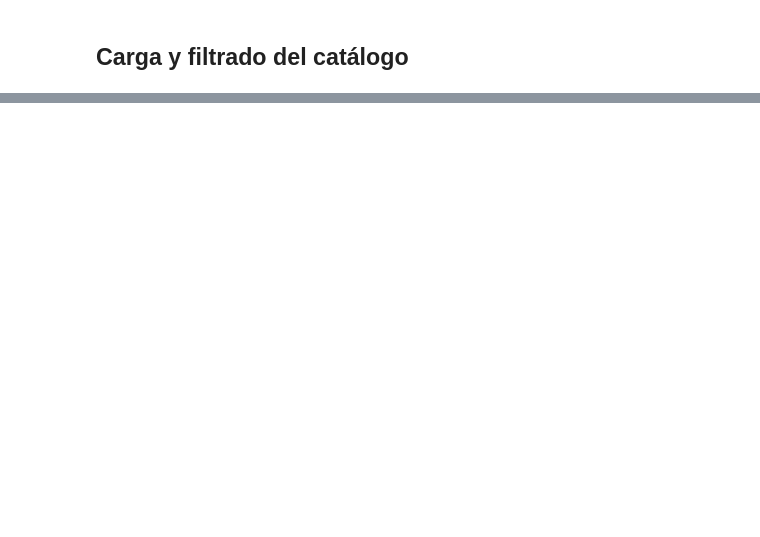
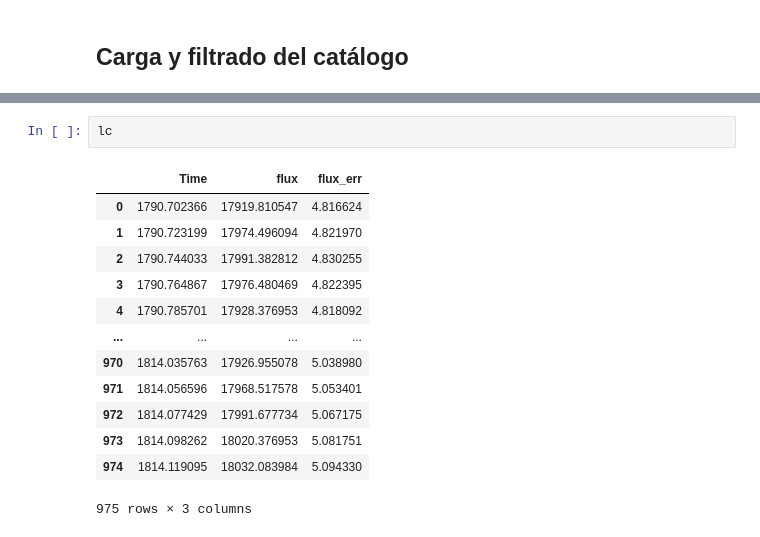
Before and after one commit to Monsalves-Gonzalez-N/MassiveStarVariability, a Jupyter notebook: 2_Github_TESS_variability_MassiveStarG12.ipynb, the cells around one changed output, grey strips where cells are left out. Drawn from its saved outputs; the diff is of its cells as text; blank space fills up the shorter version.

```diff
--- a/2_Github_TESS_variability_MassiveStarG12.ipynb
+++ b/2_Github_TESS_variability_MassiveStarG12.ipynb
@@ -1378,0 +210,16 @@ df.sort_values(by=["Predicted Probability","power"],ascending=[False,False])
+# %%
+lc
+# %% [output]
+|  | Time | flux | flux_err |
+| 0 | 1790.702366 | 17919.810547 | 4.816624 |
+| 1 | 1790.723199 | 17974.496094 | 4.821970 |
+| 2 | 1790.744033 | 17991.382812 | 4.830255 |
+| 3 | 1790.764867 | 17976.480469 | 4.822395 |
+| 4 | 1790.785701 | 17928.376953 | 4.818092 |
+| ... | ... | ... | ... |
+| 970 | 1814.035763 | 17926.955078 | 5.038980 |
+| 971 | 1814.056596 | 17968.517578 | 5.053401 |
+| 972 | 1814.077429 | 17991.677734 | 5.067175 |
+| 973 | 1814.098262 | 18020.376953 | 5.081751 |
+| 974 | 1814.119095 | 18032.083984 | 5.094330 |
+975 rows × 3 columns
```
Also changed, not shown: parts of 112 cells of this notebook, 9 other files.
